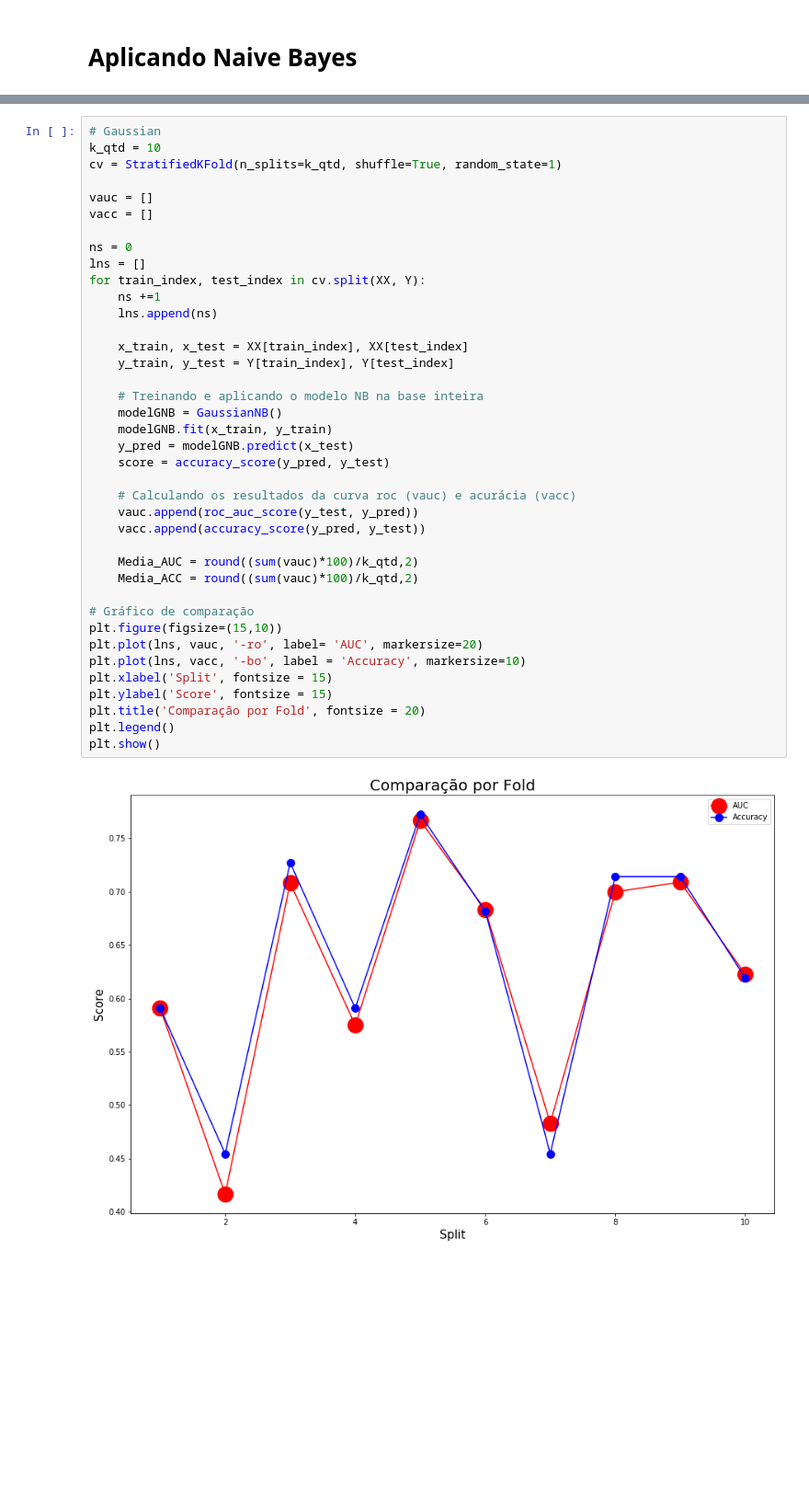
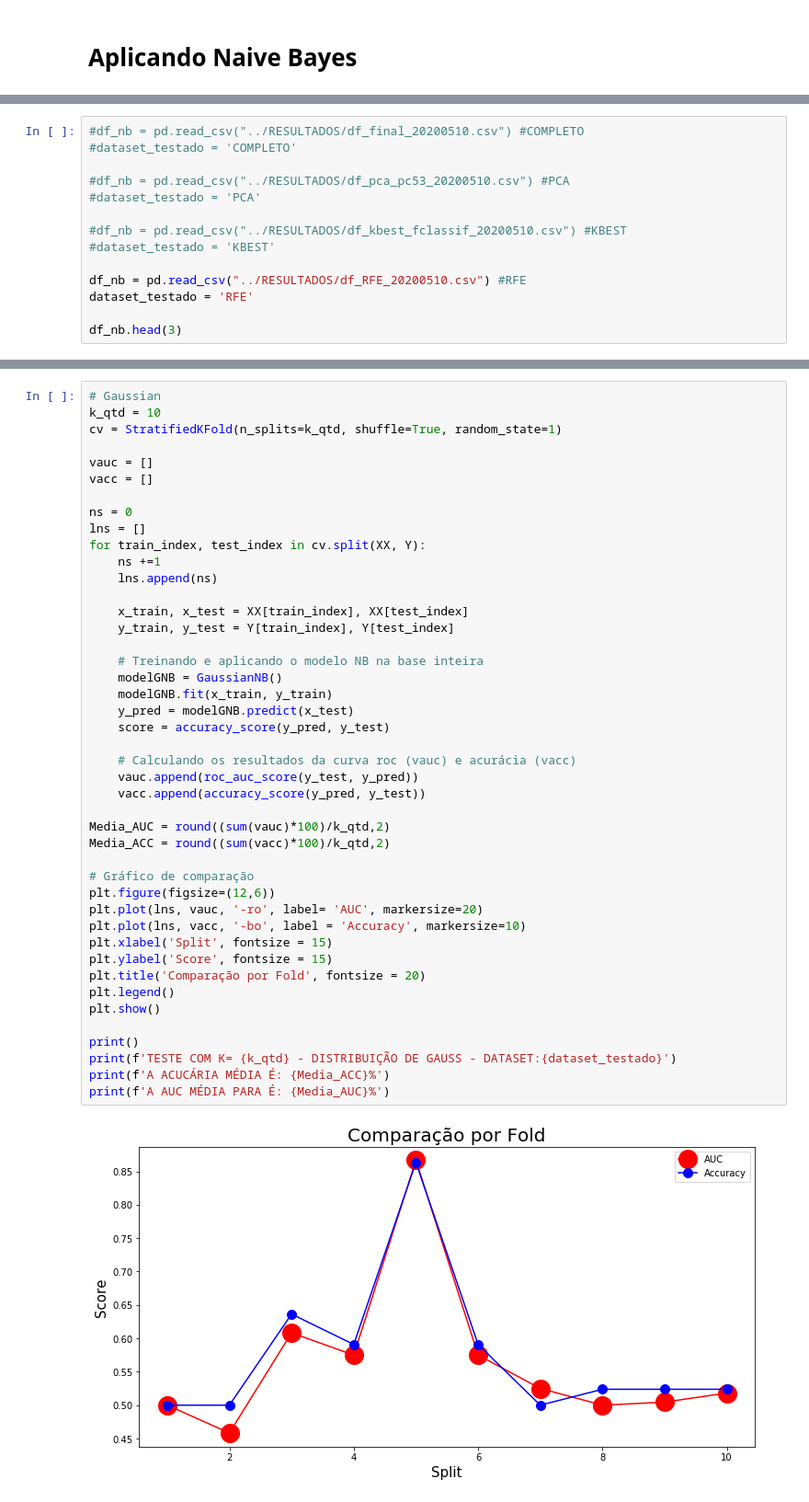
Before and after one commit to diegodedize/Rec_Padroes_PPGI_2020, a Jupyter notebook: NOTEBOOKS/DD_Rec_Padroes_imagens_coronarias.ipynb, the cells around one changed output, grey strips where cells are left out. Shown at 92% size. Drawn from its saved outputs; the diff is of its cells as text; blank space fills up the shorter version.

```diff
--- a/NOTEBOOKS/DD_Rec_Padroes_imagens_coronarias.ipynb
+++ b/NOTEBOOKS/DD_Rec_Padroes_imagens_coronarias.ipynb
@@ -859,0 +852,14 @@ df_nb.head(3)
+# %%
+#df_nb = pd.read_csv("../RESULTADOS/df_final_20200510.csv") #COMPLETO
+#dataset_testado = 'COMPLETO'
+
+#df_nb = pd.read_csv("../RESULTADOS/df_pca_pc53_20200510.csv") #PCA
+#dataset_testado = 'PCA'
+
+#df_nb = pd.read_csv("../RESULTADOS/df_kbest_fclassif_20200510.csv") #KBEST
+#dataset_testado = 'KBEST'
+
+df_nb = pd.read_csv("../RESULTADOS/df_RFE_20200510.csv") #RFE
+dataset_testado = 'RFE'
+
+df_nb.head(3)
@@ -894,34 +905,39 @@ vacc = []
 
 ns = 0
 lns = []
 for train_index, test_index in cv.split(XX, Y):
     ns +=1
     lns.append(ns)
 
     x_train, x_test = XX[train_index], XX[test_index]
     y_train, y_test = Y[train_index], Y[test_index]
 
     # Treinando e aplicando o modelo NB na base inteira
     modelGNB = GaussianNB()
     modelGNB.fit(x_train, y_train)
     y_pred = modelGNB.predict(x_test)
     score = accuracy_score(y_pred, y_test)
 
     # Calculando os resultados da curva roc (vauc) e acurácia (vacc)
     vauc.append(roc_auc_score(y_test, y_pred))
     vacc.append(accuracy_score(y_pred, y_test))
 
-    Media_AUC = round((sum(vauc)*100)/k_qtd,2)
-    Media_ACC = round((sum(vauc)*100)/k_qtd,2)
+Media_AUC = round((sum(vauc)*100)/k_qtd,2)
+Media_ACC = round((sum(vacc)*100)/k_qtd,2)
 
 # Gráfico de comparação
-plt.figure(figsize=(15,10))
+plt.figure(figsize=(12,6))
 plt.plot(lns, vauc, '-ro', label= 'AUC', markersize=20)
 plt.plot(lns, vacc, '-bo', label = 'Accuracy', markersize=10)
 plt.xlabel('Split', fontsize = 15)
 plt.ylabel('Score', fontsize = 15)
 plt.title('Comparação por Fold', fontsize = 20)
 plt.legend()
 plt.show()
+
+print()
+print(f'TESTE COM K= {k_qtd} - DISTRIBUIÇÃO DE GAUSS - DATASET:{dataset_testado}')
+print(f'A ACUCÁRIA MÉDIA É: {Media_ACC}%')
+print(f'A AUC MÉDIA PARA É: {Media_AUC}%')
 # %% [output]
-[figure, old version]
+[figure, new version]
```
Also changed, not shown: parts of 8 cells of this notebook.
